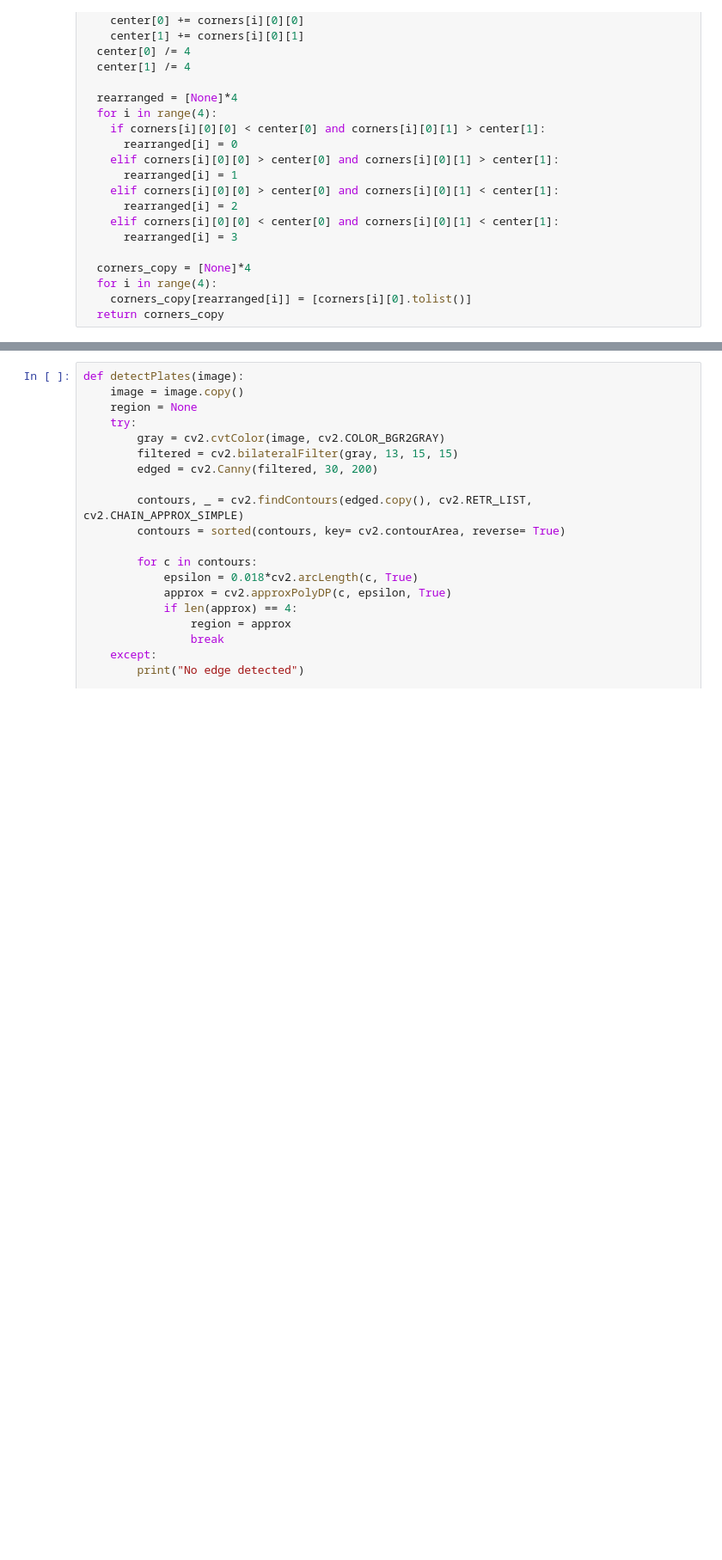
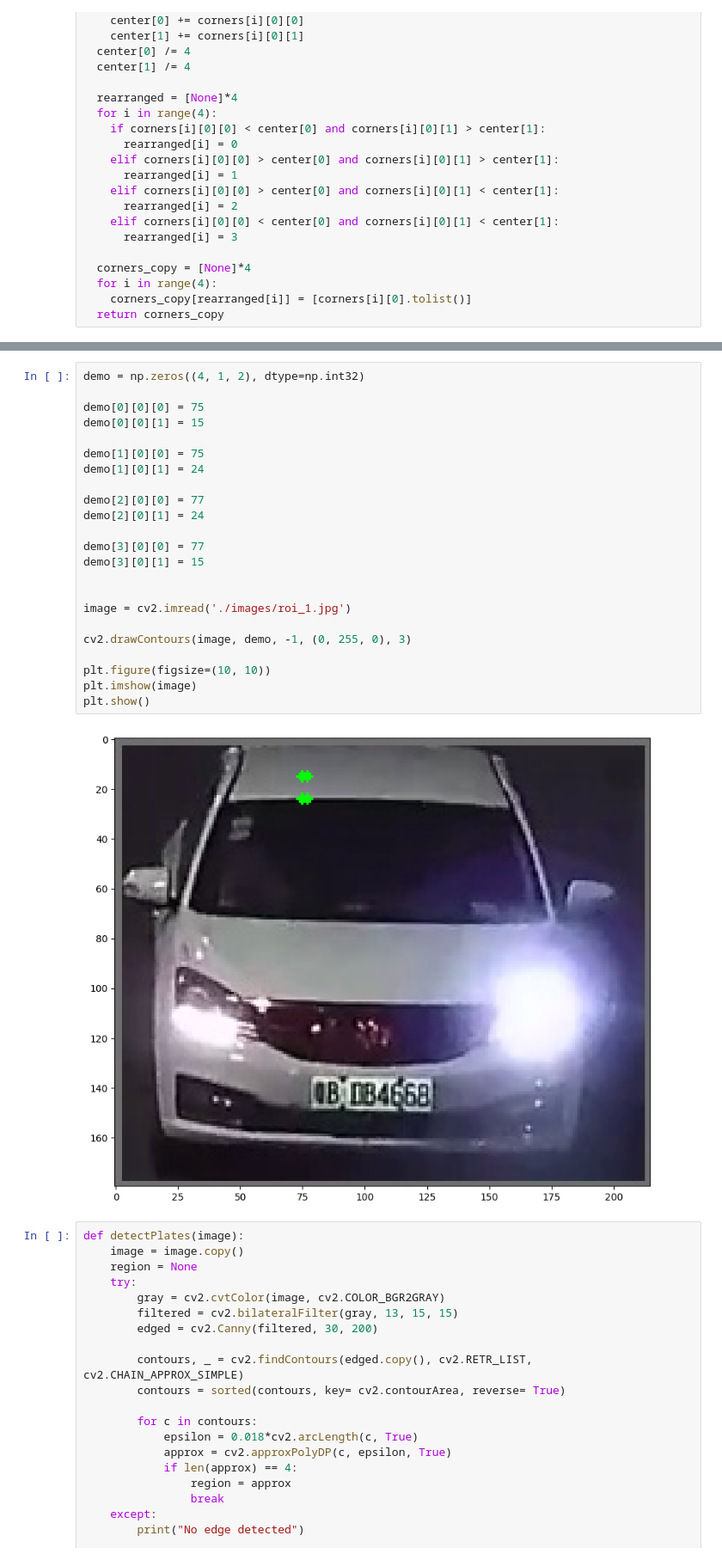
Before and after one commit to NoVeTe36/License-Plate-Detection, a Jupyter notebook: demo.ipynb, the cells around one changed output, grey strips where cells are left out. Shown at 86% size. Saved outputs shown, nothing was run; the diff lists cells and outputs as text; blank space fills up the shorter version.

```diff
--- a/demo.ipynb
+++ b/demo.ipynb
@@ -388,3 +342,28 @@ plt.show()
+# %%
+demo = np.zeros((4, 1, 2), dtype=np.int32)
+
+demo[0][0][0] = 75
+demo[0][0][1] = 15
+
+demo[1][0][0] = 75
+demo[1][0][1] = 24
+
+demo[2][0][0] = 77
+demo[2][0][1] = 24
+
+demo[3][0][0] = 77
+demo[3][0][1] = 15
+
+
+image = cv2.imread('./images/roi_1.jpg')
+
+cv2.drawContours(image, demo, -1, (0, 255, 0), 3)
+
+plt.figure(figsize=(10, 10))
+plt.imshow(image)
+plt.show()
+# %% [output]
+[figure, added]
 # %%
 def detectPlates(image):
     image = image.copy()
```
Also changed, not shown: parts of 3 cells of this notebook, 8 other files.
